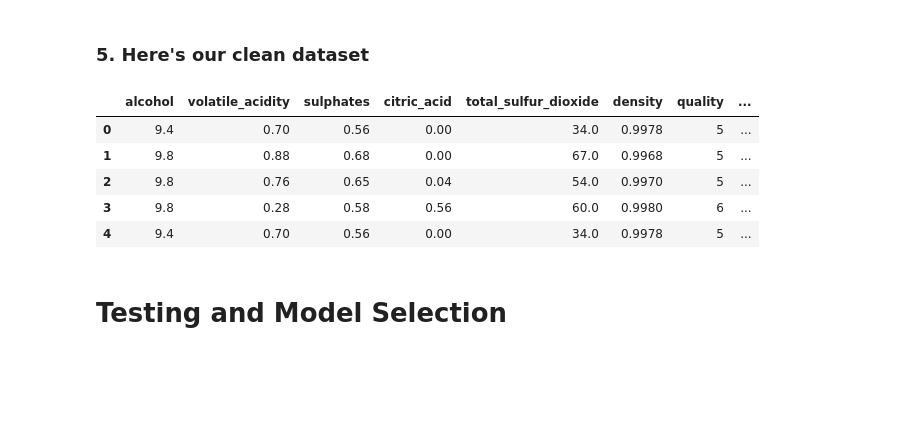
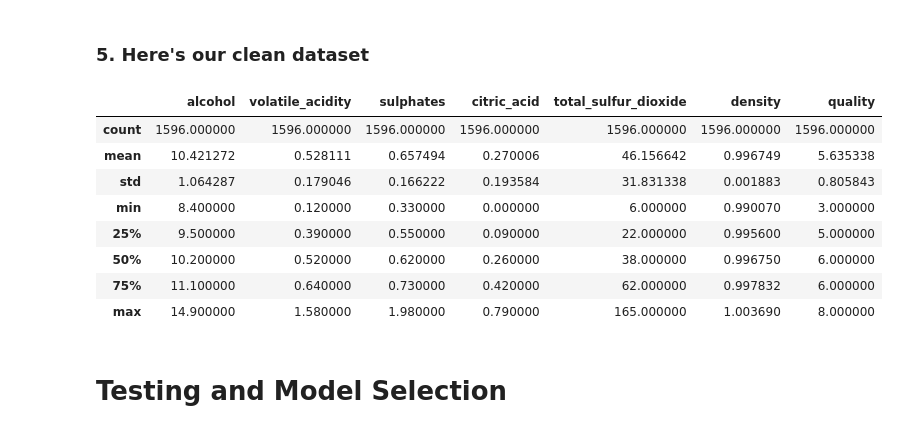
Before and after one commit to rahulughade/winequality, a Jupyter notebook: redwine.ipynb, the cells around one changed output. Cells and saved outputs as stored; diff of their text form; code cells hidden in the pictures; blank space fills up the shorter version.

```diff
--- a/redwine.ipynb
+++ b/redwine.ipynb
@@ -16,7 +16,7 @@ from sklearn.linear_model import LinearRegression
 from sklearn.linear_model import RidgeCV, LassoCV, Ridge, Lasso
 # %%
 #Read dataset
-redwine_data = pd.read_csv('winequality-red.csv',sep=';')
+redwine_data = pd.read_csv('data/winequality-red.csv',sep=';')
 redwine_data.head()
 # %% [output]
 |  | fixed acidity | volatile acidity | citric acid | residual sugar | chlorides | free sulfur dioxide | ... |
@@ -369,13 +369,16 @@ plt.savefig(f"Images/RedWines/red_wine_boxplot.png")
 # %%
 redwine_df_clean = redwine_df_trimmed.loc[:,["alcohol","volatile_acidity","sulphates","citric_acid","total_sulfur_dioxide",\
                                              "density","quality","quality_class"]]
-redwine_df_clean.head()
+redwine_df_clean.describe()
 # %% [output]
-|  | alcohol | volatile_acidity | sulphates | citric_acid | total_sulfur_dioxide | density | quality | ... |
-| 0 | 9.4 | 0.70 | 0.56 | 0.00 | 34.0 | 0.9978 | 5 | ... |
-| 1 | 9.8 | 0.88 | 0.68 | 0.00 | 67.0 | 0.9968 | 5 | ... |
-| 2 | 9.8 | 0.76 | 0.65 | 0.04 | 54.0 | 0.9970 | 5 | ... |
-| 3 | 9.8 | 0.28 | 0.58 | 0.56 | 60.0 | 0.9980 | 6 | ... |
-| 4 | 9.4 | 0.70 | 0.56 | 0.00 | 34.0 | 0.9978 | 5 | ... |
+|  | alcohol | volatile_acidity | sulphates | citric_acid | total_sulfur_dioxide | density | quality |
+| count | 1596.000000 | 1596.000000 | 1596.000000 | 1596.000000 | 1596.000000 | 1596.000000 | 1596.000000 |
+| mean | 10.421272 | 0.528111 | 0.657494 | 0.270006 | 46.156642 | 0.996749 | 5.635338 |
+| std | 1.064287 | 0.179046 | 0.166222 | 0.193584 | 31.831338 | 0.001883 | 0.805843 |
+| min | 8.400000 | 0.120000 | 0.330000 | 0.000000 | 6.000000 | 0.990070 | 3.000000 |
+| 25% | 9.500000 | 0.390000 | 0.550000 | 0.090000 | 22.000000 | 0.995600 | 5.000000 |
+| 50% | 10.200000 | 0.520000 | 0.620000 | 0.260000 | 38.000000 | 0.996750 | 6.000000 |
+| 75% | 11.100000 | 0.640000 | 0.730000 | 0.420000 | 62.000000 | 0.997832 | 6.000000 |
+| max | 14.900000 | 1.580000 | 1.980000 | 0.790000 | 165.000000 | 1.003690 | 8.000000 |
 # %%
 #Export dataframe to csv
```
Also changed, not shown: parts of 19 cells of this notebook, 35 other files.
